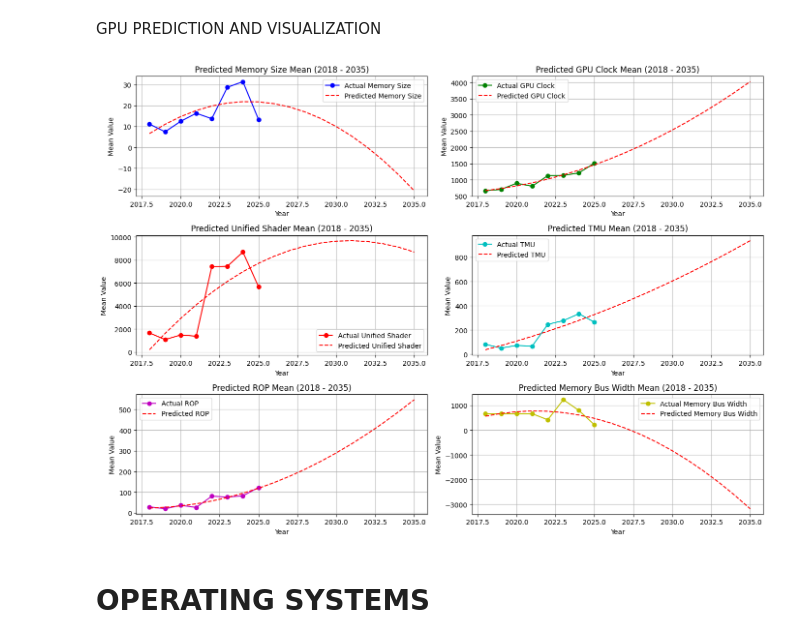
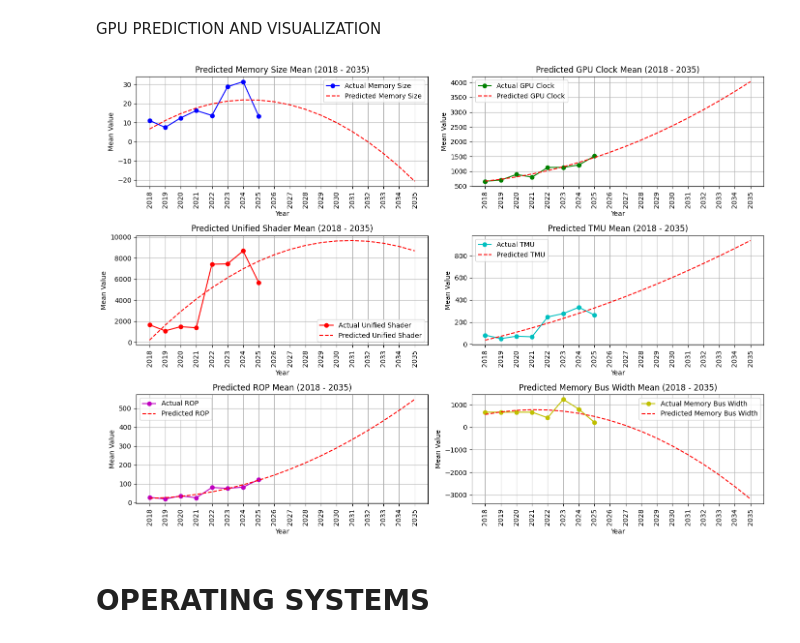
Before and after one commit to GloriaMoraaRiechi/Spring-2025, a Jupyter notebook: CSE720/Database/hardwareSpecifications.ipynb, the cells around one changed output. Cells and saved outputs as stored; diff of their text form; code cells hidden in the pictures.

```diff
--- a/CSE720/Database/hardwareSpecifications.ipynb
+++ b/CSE720/Database/hardwareSpecifications.ipynb
@@ -716,7 +714,7 @@ y_mem_bus_width = df_stats_gpu['memBusWidth_mean']
 # Handle NaN values by replacing with the mean
 y_mem_bus_width = y_mem_bus_width.fillna(y_mem_bus_width.mean())
 
-# Ensure X and y have the same shape
+# Transform X and Y to have the same shape
 X_poly = PolynomialFeatures(degree=2).fit_transform(X)
 y_mem_bus_width = y_mem_bus_width.loc[df_stats_gpu.index]
 
@@ -749,6 +747,7 @@ plt.title('Predicted Memory Size Mean (2018 - 2035)')
 plt.xlabel('Year')
 plt.ylabel('Mean Value')
 plt.legend()
+plt.xticks(range(2018, 2036), rotation=90)
 plt.grid(True)
 
 plt.subplot(3, 2, 2)
@@ -758,6 +757,7 @@ plt.title('Predicted GPU Clock Mean (2018 - 2035)')
 plt.xlabel('Year')
 plt.ylabel('Mean Value')
 plt.legend()
+plt.xticks(range(2018, 2036), rotation=90)
 plt.grid(True)
 
 plt.subplot(3, 2, 3)
@@ -767,39 +767,43 @@ plt.title('Predicted Unified Shader Mean (2018 - 2035)')
 plt.xlabel('Year')
 plt.ylabel('Mean Value')
 plt.legend()
+plt.xticks(range(2018, 2036), rotation=90)
 plt.grid(True)
 
 plt.subplot(3, 2, 4)
 plt.plot(df_stats_gpu['Year'], y_tmu, 'co-', label="Actual TMU")
 plt.plot(years_to_predict, pred_tmu, 'r--', label="Predicted TMU")
 plt.title('Predicted TMU Mean (2018 - 2035)')
 plt.xlabel('Year')
 plt.ylabel('Mean Value')
 plt.legend()
+plt.xticks(range(2018, 2036), rotation=90)
 plt.grid(True)
 
 plt.subplot(3, 2, 5)
 plt.plot(df_stats_gpu['Year'], y_rop, 'mo-', label="Actual ROP")
 plt.plot(years_to_predict, pred_rop, 'r--', label="Predicted ROP")
 plt.title('Predicted ROP Mean (2018 - 2035)')
 plt.xlabel('Year')
 plt.ylabel('Mean Value')
 plt.legend()
+plt.xticks(range(2018, 2036), rotation=90)
 plt.grid(True)
 
 plt.subplot(3, 2, 6)
 plt.plot(df_stats_gpu['Year'], y_mem_bus_width, 'yo-', label="Actual Memory Bus Width")
 plt.plot(years_to_predict, pred_mem_bus_width, 'r--', label="Predicted Memory Bus Width")
 plt.title('Predicted Memory Bus Width Mean (2018 - 2035)')
 plt.xlabel('Year')
 plt.ylabel('Mean Value')
 plt.legend()
+plt.xticks(range(2018, 2036), rotation=90)
 plt.grid(True)
 
 plt.tight_layout()
 plt.show()
 # %% [output]
-[figure, old version]
+[figure, new version]
 # %% [markdown]
 # OPERATING SYSTEMS
 # %% [markdown]
```
Also changed, not shown: parts of 22 cells of this notebook.
